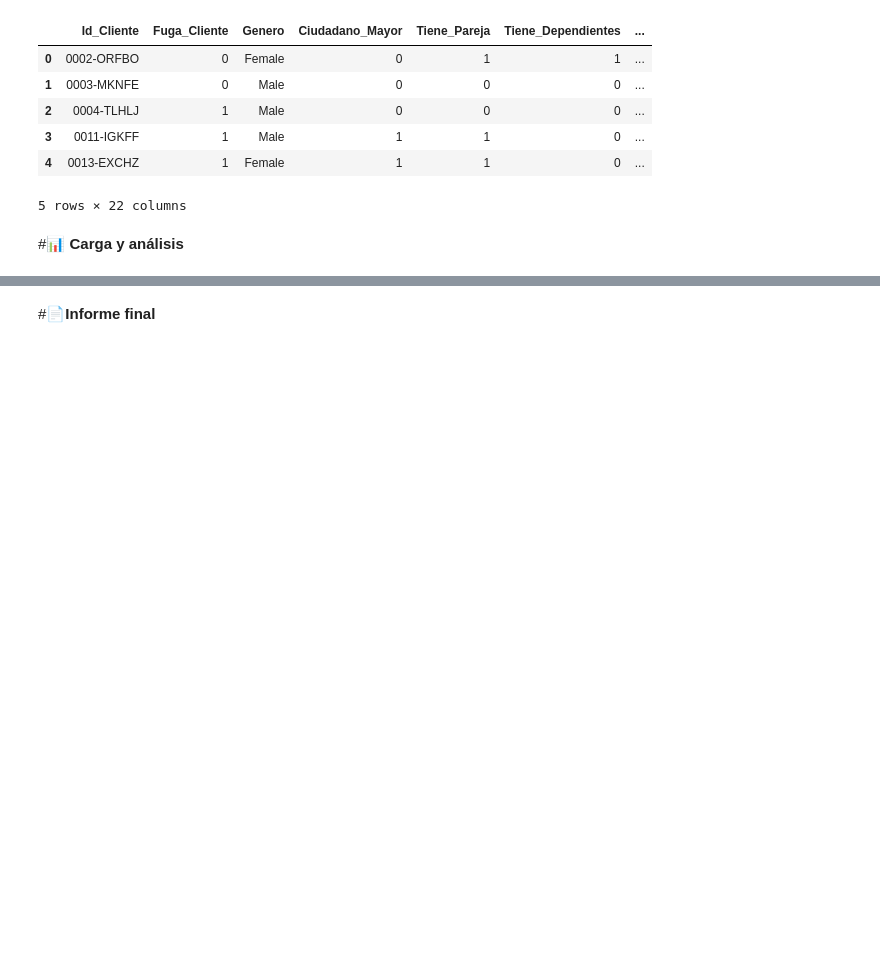
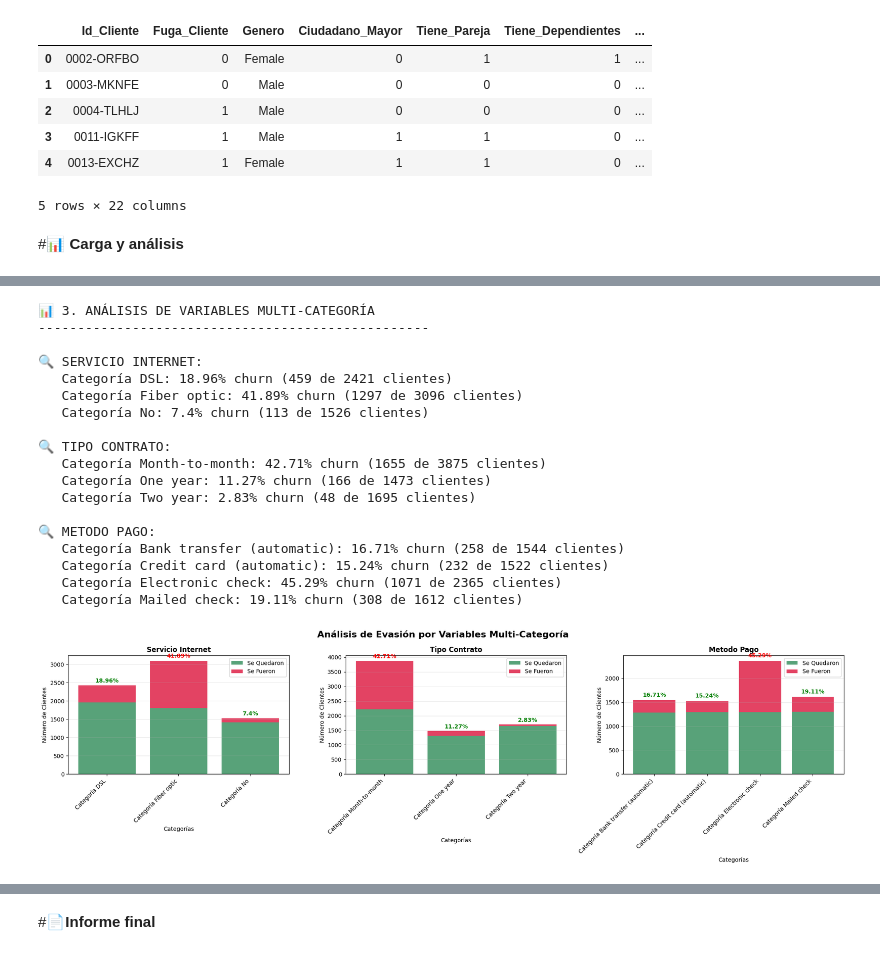
Before and after one commit to GuilleLondero/challenge_one_DS_telecomX, a Jupyter notebook: ChallengerTelecomX.ipynb, the cells around one changed output, grey strips where cells are left out. Drawn from its saved outputs; the diff is of its cells as text; code cells hidden in the pictures; blank space fills up the shorter version.

Commit message:
Visualizaciones, estadística y informe final

```diff
--- a/ChallengerTelecomX.ipynb
+++ b/ChallengerTelecomX.ipynb
@@ -453,0 +844,72 @@ df_normalize.head()
+# %%
+# 4. ANÁLISIS DE VARIABLES MULTI-CATEGORÍA
+
+print(f"\n📊 3. ANÁLISIS DE VARIABLES MULTI-CATEGORÍA")
+print("-" * 50)
+
+fig2, axes2 = plt.subplots(1, 3, figsize=(20, 6))
+fig2.suptitle('Análisis de Evasión por Variables Multi-Categoría', fontsize=16, fontweight='bold')
+
+resultados_especiales = {}
+idx2 = 0
+
+for variable, etiquetas in variables_especiales.items():
+    if variable in df_normalize.columns:
+
+        # Calcular métricas
+        df_metricas, contingency, porcentajes = calcular_metricas_churn(df_normalize, variable, etiquetas)
+        resultados_especiales[variable] = df_metricas
+
+        # Crear gráfico de barras apiladas
+        ax = axes2[idx2]
+
+        categorias = df_metricas['Categoria'].values
+        se_quedaron = df_metricas['Se_Quedaron'].values
+        se_fueron = df_metricas['Se_Fueron'].values
+
+        bars1 = ax.bar(categorias, se_quedaron, label='Se Quedaron', color='#2E8B57', alpha=0.8)
+        bars2 = ax.bar(categorias, se_fueron, bottom=se_quedaron, label='Se Fueron', color='#DC143C', alpha=0.8)
+
+        # Añadir porcentajes de churn
+        for i, (cat, tasa) in enumerate(zip(categorias, df_metricas['Tasa_Churn_%'])):
+            total_height = se_quedaron[i] + se_fueron[i]
+            ax.text(i, total_height + 50, f'{tasa}%', ha='center', va='bottom',
+                   fontweight='bold', fontsize=10,
+                   color='red' if tasa > 30 else 'orange' if tasa > 20 else 'green')
+
+        ax.set_xlabel('Categorías')
+        ax.set_ylabel('Número de Clientes')
+        ax.set_title(f'{variable.replace("_", " ")}', fontweight='bold')
+        ax.set_xticklabels(categorias, rotation=45, ha='right')
+        ax.legend()
+        ax.grid(axis='y', alpha=0.3)
+
+        # Mostrar resultados en consola
+        print(f"\n🔍 {variable.replace('_', ' ').upper()}:")
+        for _, row in df_metricas.iterrows():
+            print(f"   {row['Categoria']}: {row['Tasa_Churn_%']}% churn ({row['Se_Fueron']} de {row['Total_Clientes']} clientes)")
+
+        idx2 += 1
+
+plt.tight_layout()
+plt.show()
+# %% [output]
+📊 3. ANÁLISIS DE VARIABLES MULTI-CATEGORÍA
+--------------------------------------------------
+
+🔍 SERVICIO INTERNET:
+   Categoría DSL: 18.96% churn (459 de 2421 clientes)
+   Categoría Fiber optic: 41.89% churn (1297 de 3096 clientes)
+   Categoría No: 7.4% churn (113 de 1526 clientes)
+
+🔍 TIPO CONTRATO:
+   Categoría Month-to-month: 42.71% churn (1655 de 3875 clientes)
+   Categoría One year: 11.27% churn (166 de 1473 clientes)
+   Categoría Two year: 2.83% churn (48 de 1695 clientes)
+
+🔍 METODO PAGO:
+   Categoría Bank transfer (automatic): 16.71% churn (258 de 1544 clientes)
+   Categoría Credit card (automatic): 15.24% churn (232 de 1522 clientes)
+   Categoría Electronic check: 45.29% churn (1071 de 2365 clientes)
+   Categoría Mailed check: 19.11% churn (308 de 1612 clientes)
+[figure, added]
```
Also changed, not shown: parts of 23 cells of this notebook.
